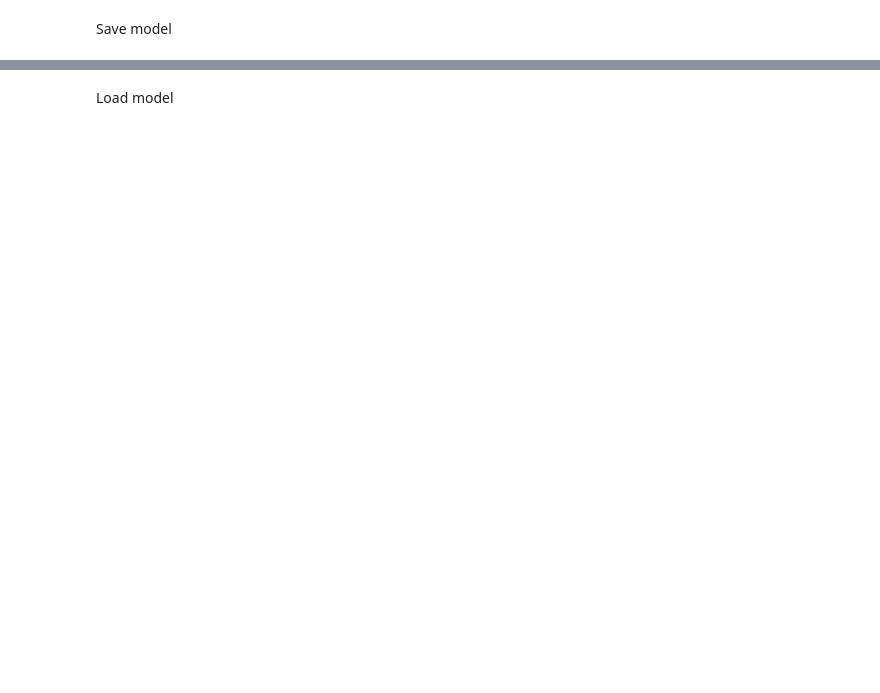
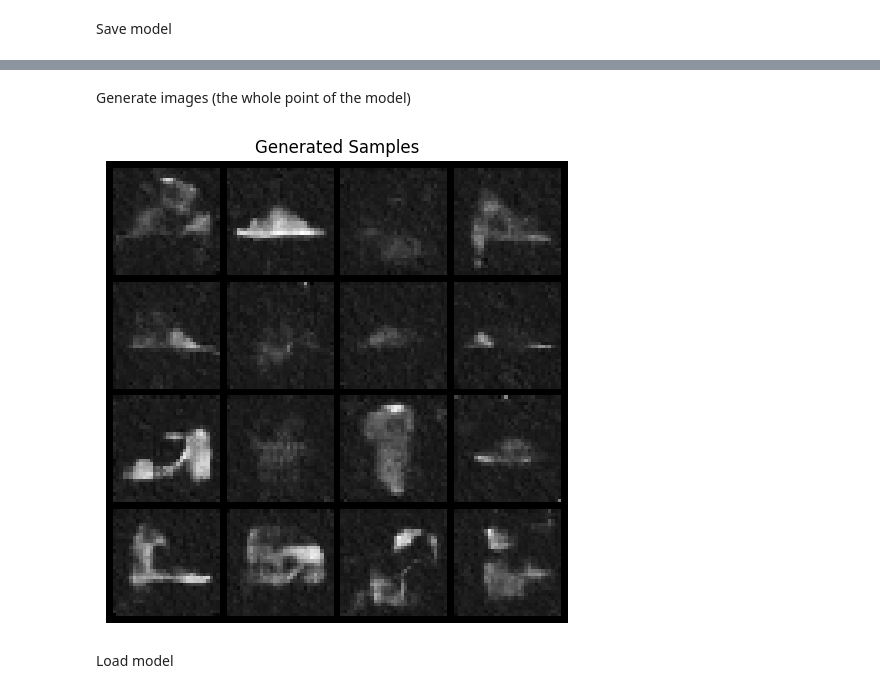
Before and after one commit to ShlomiRex/final_project, a Jupyter notebook: src/train.ipynb, the cells around one changed output, grey strips where cells are left out. Cells and saved outputs as stored; diff of their text form; code cells hidden in the pictures; blank space fills up the shorter version.

Commit message:
Working somewhat generating samples

```diff
--- a/src/train.ipynb
+++ b/src/train.ipynb
@@ -428,5 +442,5 @@ for epoch in tqdm(range(EPOCHS)):
         loss.backward()
         optimizer.step()
 
-    running_loss = (running_loss / batch_step)
-    mlflow.log_metric("epoch_loss", running_loss.item(), step=epoch)
+    running_loss = (running_loss / batch_step).item()
+    mlflow.log_metric("epoch_loss", running_loss, epoch)
@@ -438,3 +471,29 @@ mlflow.pytorch.log_model(model, artifact_path="models/")
+# %% [markdown]
+Generate images (the whole point of the model)
+# %%
+with torch.no_grad():
+    # Generate 16 random noise samples
+    num_images = 16
+    img_shape = (num_images, 1, IMG_SIZE, IMG_SIZE)
+    img = torch.randn(img_shape).to(device)
+    t = torch.zeros(num_images, dtype=torch.long).to(device)  # dummy timesteps
+
+    # Predict noise and denoise
+    noise_pred = model(img, t)
+    img = img - noise_pred
+
+    # Convert to grid for plotting
+    grid = torchvision.utils.make_grid(img, nrow=4, normalize=True)  # normalize for display
+    grid = grid.permute(1, 2, 0).cpu().numpy()  # CHW -> HWC
+
+    # Plot
+    plt.figure(figsize=(6, 6))
+    plt.imshow(grid.squeeze(), cmap="gray")  # squeeze if single channel
+    plt.axis("off")
+    plt.title("Generated Samples")
+    plt.show()
+# %% [output]
+[figure, added]
 # %% [markdown]
 Load model
 # %%
```
Also changed, not shown: parts of 9 cells of this notebook.
